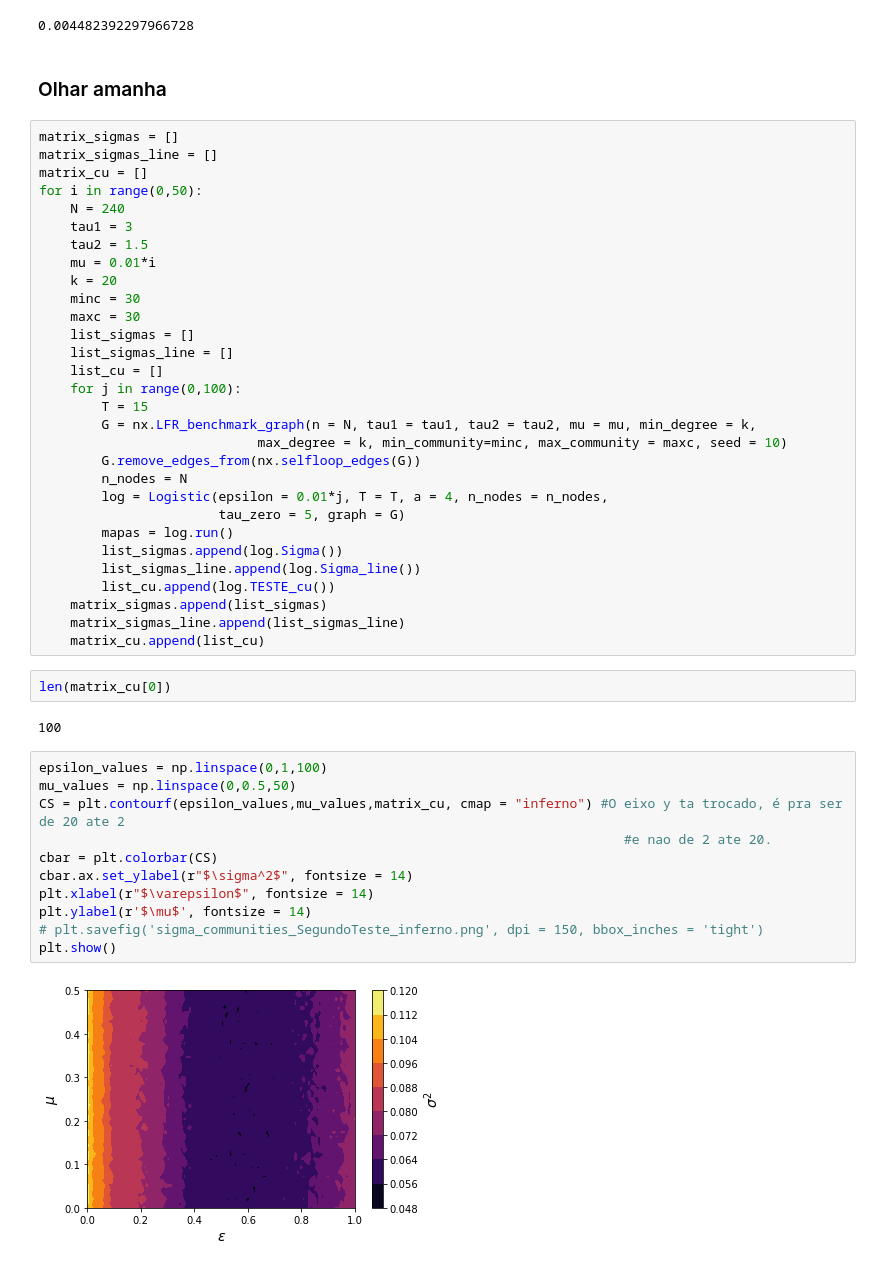
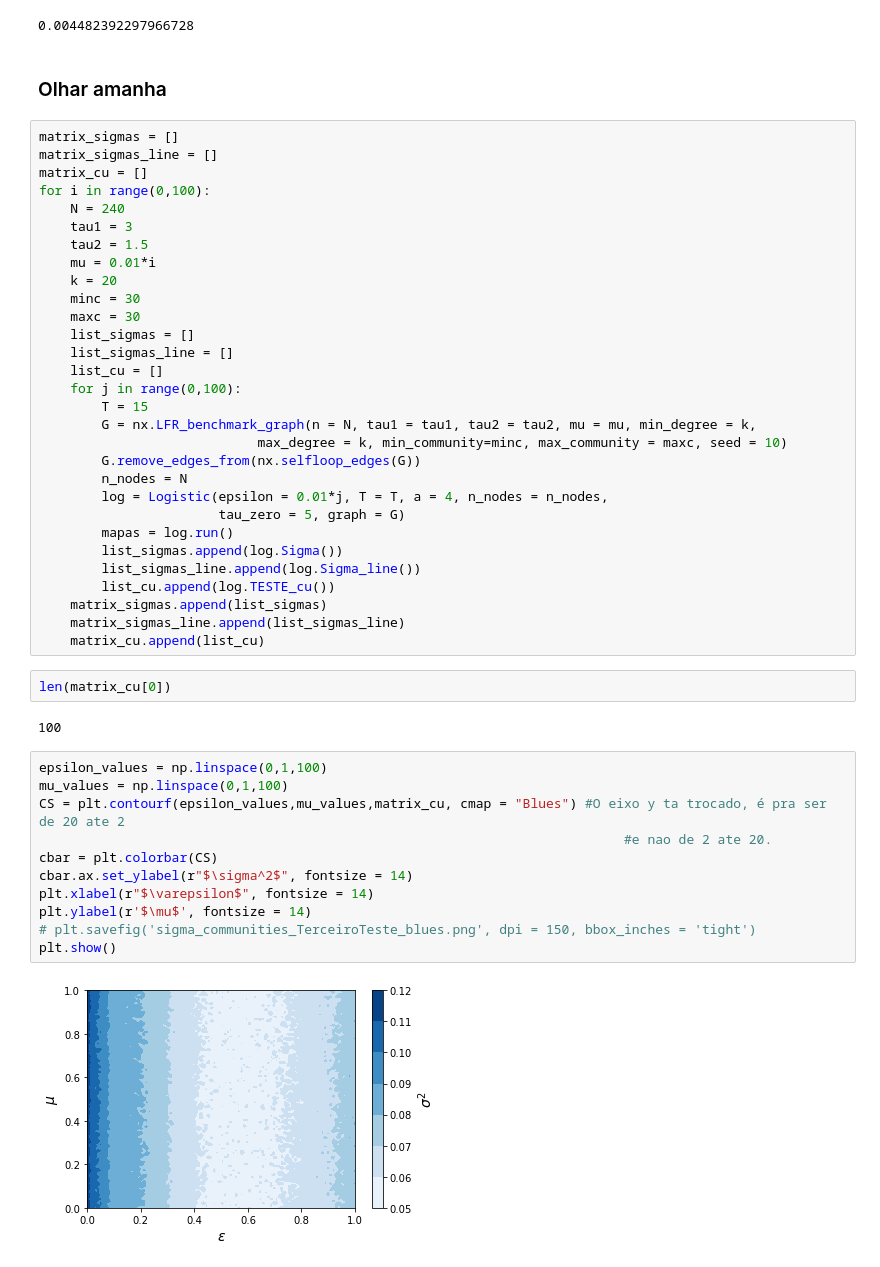
Before and after one commit to ricardotetti/Chaotic_Logistic_Maps, a Jupyter notebook: Logistic Maps with communities -Copy1.ipynb, the cells around one changed output. Saved outputs shown, nothing was run; the diff lists cells and outputs as text.

```diff
--- a/Logistic Maps with communities -Copy1.ipynb
+++ b/Logistic Maps with communities -Copy1.ipynb
@@ -170,13 +170,13 @@ sigmas = log.Sigma()
 sigmas
 # %% [output]
 0.004482392297966728
-# %% [markdown]
-### Olhar amanha
+# %% [markdown]
+### Olhar amanha
 # %%
 matrix_sigmas = []
 matrix_sigmas_line = []
 matrix_cu = []
-for i in range(0,50):
+for i in range(0,100):
     N = 240
     tau1 = 3
     tau2 = 1.5
@@ -202,20 +202,20 @@ for i in range(0,50):
     matrix_sigmas.append(list_sigmas)
     matrix_sigmas_line.append(list_sigmas_line)
     matrix_cu.append(list_cu)
-# %%
-len(matrix_cu[0])
-# %% [output]
-100
+# %%
+len(matrix_cu[0])
+# %% [output]
+100
 # %%
 epsilon_values = np.linspace(0,1,100)
-mu_values = np.linspace(0,0.5,50)
-CS = plt.contourf(epsilon_values,mu_values,matrix_cu, cmap = "inferno") #O eixo y ta trocado, é pra ser de 20 ate 2
+mu_values = np.linspace(0,1,100)
+CS = plt.contourf(epsilon_values,mu_values,matrix_cu, cmap = "Blues") #O eixo y ta trocado, é pra ser de 20 ate 2
                                                                            #e nao de 2 ate 20.
 cbar = plt.colorbar(CS)
 cbar.ax.set_ylabel(r"$\sigma^2$", fontsize = 14)
 plt.xlabel(r"$\varepsilon$", fontsize = 14)
 plt.ylabel(r'$\mu$', fontsize = 14)
-# plt.savefig('sigma_communities_SegundoTeste_inferno.png', dpi = 150, bbox_inches = 'tight')
+# plt.savefig('sigma_communities_TerceiroTeste_blues.png', dpi = 150, bbox_inches = 'tight')
 plt.show()
 # %% [output]
-[figure, old version]
+[figure, new version]
```
Also changed, not shown: parts of 15 cells of this notebook, 5 other files.
